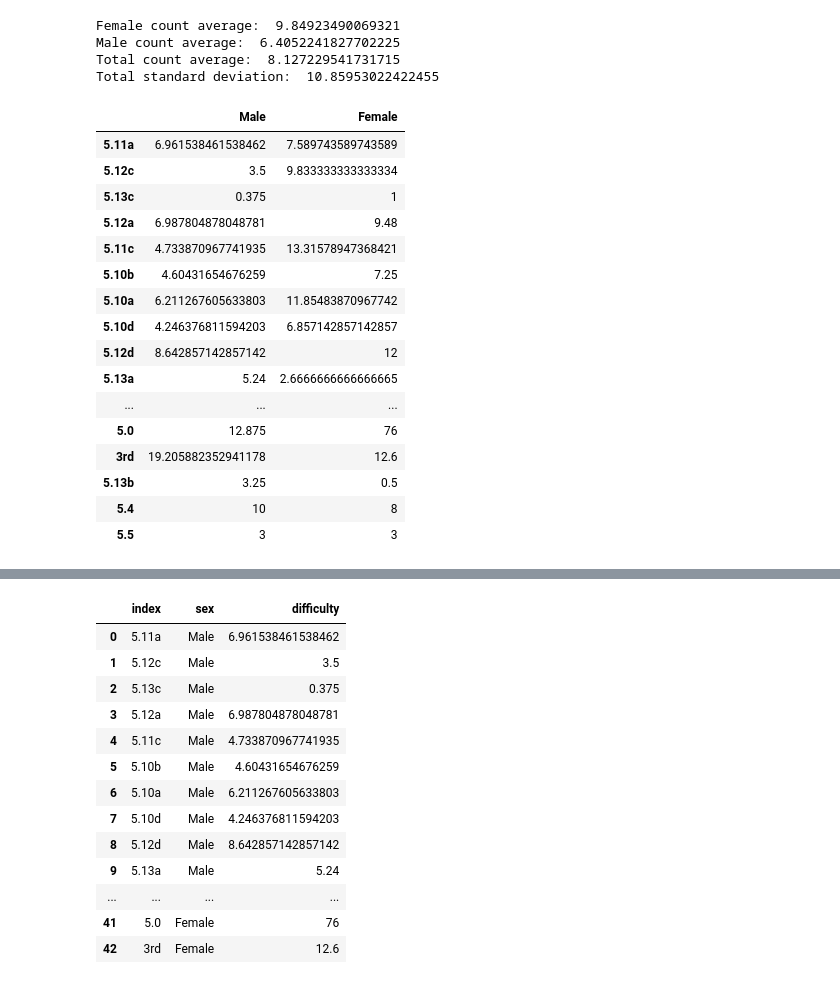
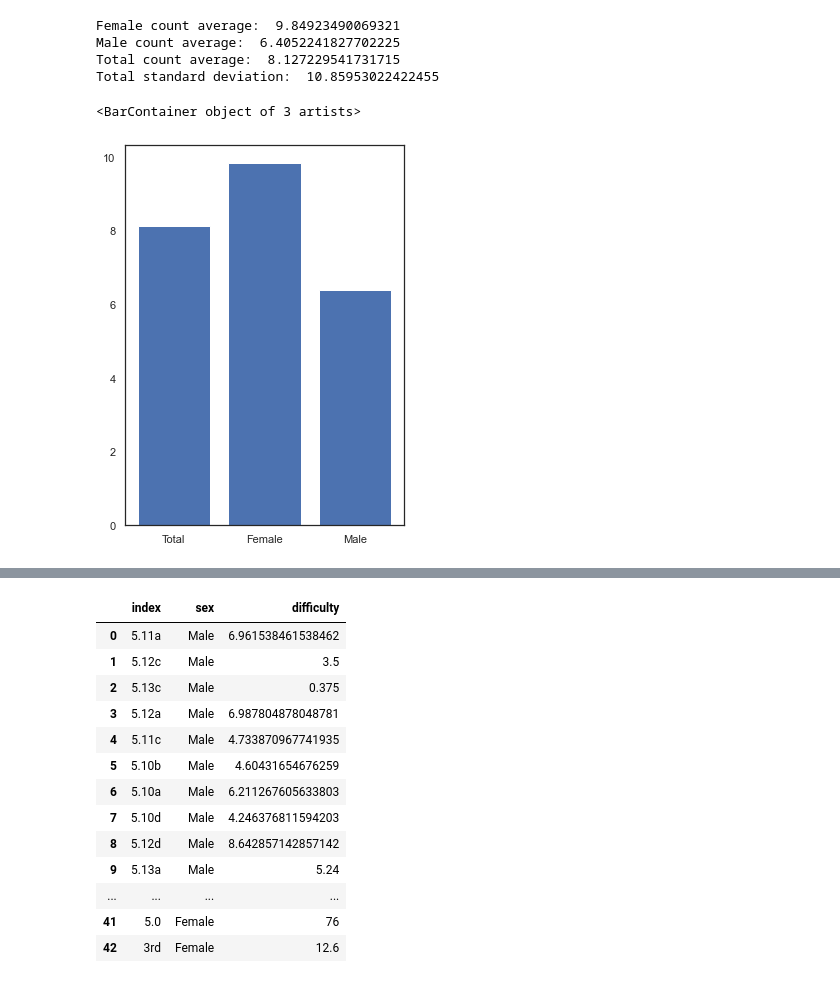
Before and after one commit to kaitlyn-k-zeichick/Project5, a Jupyter notebook: Defining What Grade You Climb.ipynb, the cells around one changed output, grey strips where cells are left out. Saved outputs shown, nothing was run; the diff lists cells and outputs as text; code cells hidden in the pictures.

```diff
--- a/Defining What Grade You Climb.ipynb
+++ b/Defining What Grade You Climb.ipynb
@@ -682,4 +685,14 @@ Female count average:  9.84923490069321
 Male count average:  6.4052241827702225
 Total count average:  8.127229541731715
 Total standard deviation:  10.85953022422455
+# %%
+# A visual representation of the above statistics.
+means = [mean_o, mean_f, mean_m]
+labels = ['Total', 'Female', 'Male']
+
+figure(figsize = (5,7))
+plt.bar(labels, means)
+# %% [output]
+<BarContainer object of 3 artists>
+[figure, added]
 # %%
@@ -687,20 +704,0 @@ combined_df = pd.DataFrame.from_dict(combined_dict, orient='index', columns = ['
-# %%
-combined_df
-# %% [output]
-|  | Male | Female |
-| 5.11a | 6.961538461538462 | 7.589743589743589 |
-| 5.12c | 3.5 | 9.833333333333334 |
-| 5.13c | 0.375 | 1 |
-| 5.12a | 6.987804878048781 | 9.48 |
-| 5.11c | 4.733870967741935 | 13.31578947368421 |
-| 5.10b | 4.60431654676259 | 7.25 |
-| 5.10a | 6.211267605633803 | 11.85483870967742 |
-| 5.10d | 4.246376811594203 | 6.857142857142857 |
-| 5.12d | 8.642857142857142 | 12 |
-| 5.13a | 5.24 | 2.6666666666666665 |
-| ... | ... | ... |
-| 5.0 | 12.875 | 76 |
-| 3rd | 19.205882352941178 | 12.6 |
-| 5.13b | 3.25 | 0.5 |
-| 5.4 | 10 | 8 |
-| 5.5 | 3 | 3 |
```
Also changed, not shown: parts of 60 cells of this notebook, 3 other files.
